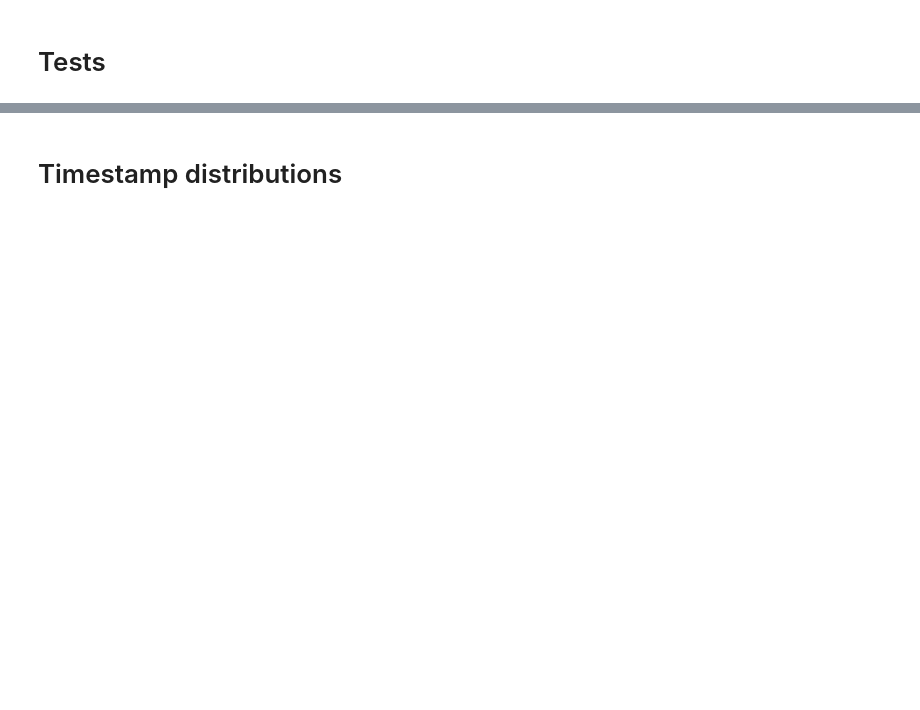
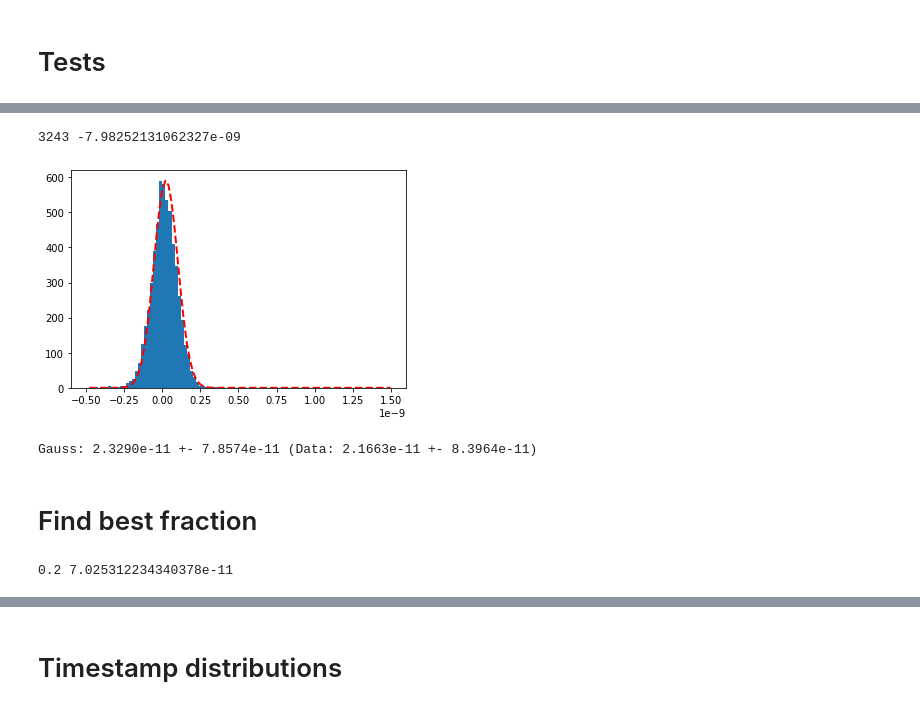
Before and after one commit to MatiXOfficial/pps-diamond-time-measurement, a Jupyter notebook: notebooks/cfd_tests.ipynb, the cells around one changed output, grey strips where cells are left out. Saved outputs shown, nothing was run; the diff lists cells and outputs as text; code cells hidden in the pictures; blank space fills up the shorter version.

```diff
--- a/notebooks/cfd_tests.ipynb
+++ b/notebooks/cfd_tests.ipynb
@@ -77,0 +151,26 @@ for i, i_event in enumerate(selected_events):
+# %%
+cfd = CFD(fraction=0.1)
+res = test_cfd_diff(cfd)
+print(f'Gauss: {res[2]:0.4e} +- {res[3]:0.4e} (Data: {res[0]:0.4e} +- {res[1]:0.4e})')
+# %% [output]
+3243 -7.98252131062327e-09
+[figure, added]
+Gauss: 2.3290e-11 +- 7.8574e-11 (Data: 2.1663e-11 +- 8.3964e-11)
+# %% [markdown]
+# Find best fraction
+# %%
+cfd = CFD()
+std=[]
+x_range = np.arange(0.05,0.9,0.05)
+
+for i in x_range:
+    cfd.fraction=i
+    results = test_cfd_diff(cfd,show = False)
+    std.append(results[3])
+    plt.close()
+
+std = np.array(std)
+best_idx = np.argmin(std)
+print(x_range[best_idx], std[best_idx])
+# %% [output]
+0.2 7.025312234340378e-11
```
Also changed, not shown: parts of 16 cells of this notebook, 3 other files.
